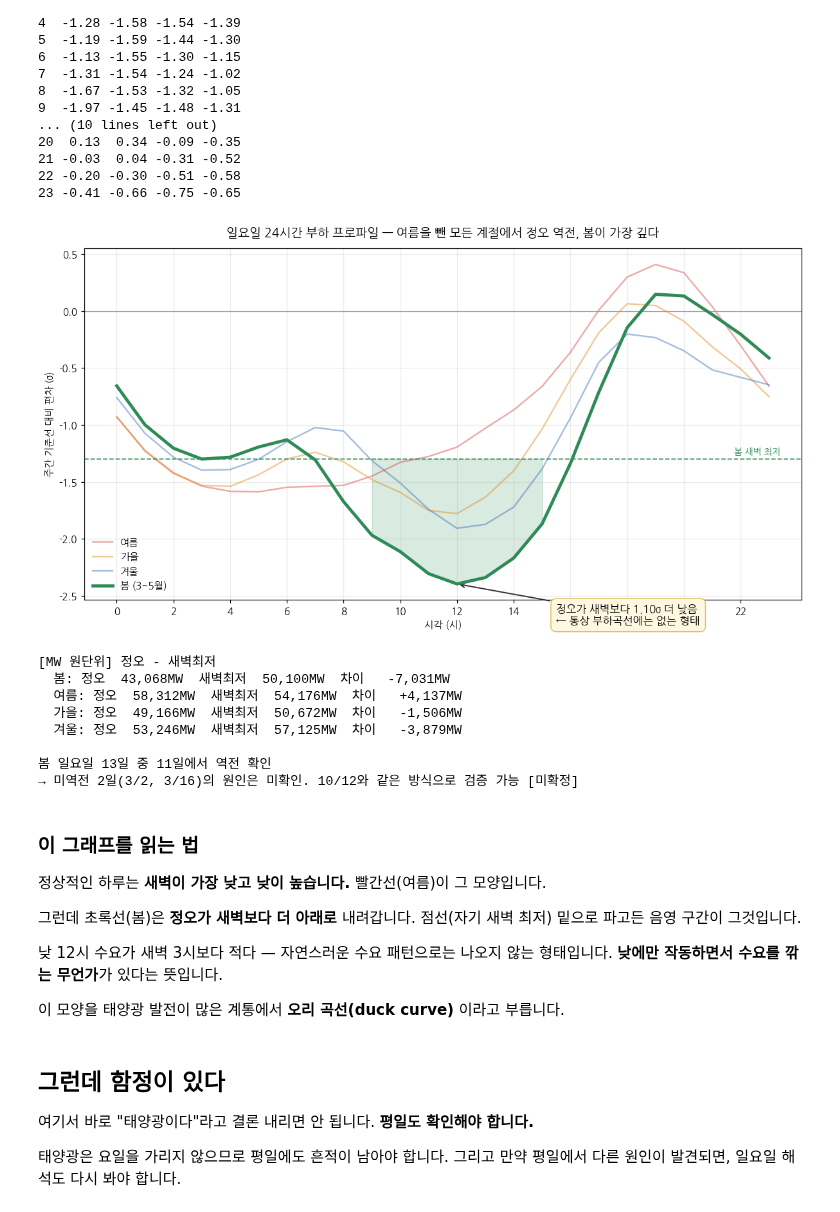
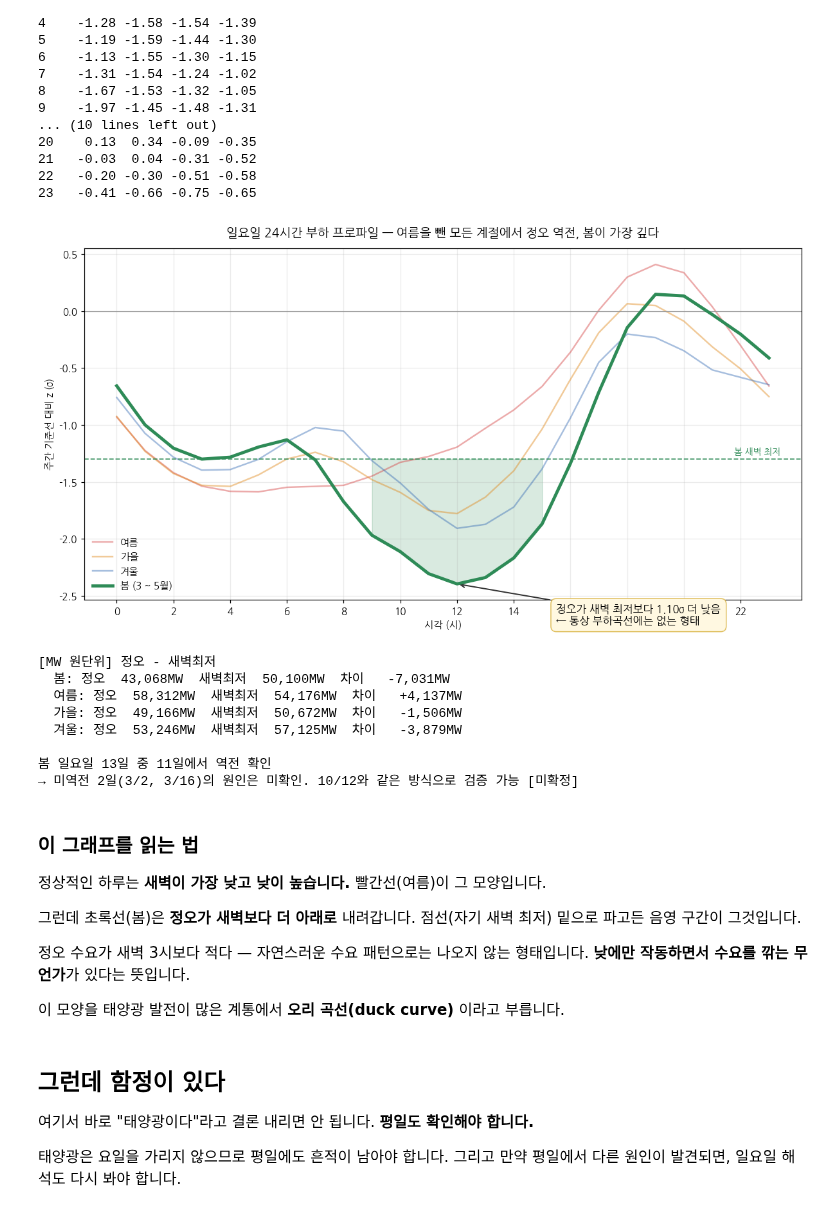
Before and after one commit to WooJun-Noh/power-demand-anomaly-detection, a Jupyter notebook: 전력이상탐지_학습용.ipynb, the cells around one changed output. Cells and saved outputs as stored; diff of their text form; code cells hidden in the pictures.

```diff
--- a/전력이상탐지_학습용.ipynb
+++ b/전력이상탐지_학습용.ipynb
@@ -532,42 +581,42 @@ print(일_프.round(2).to_string())
 fig, ax = plt.subplots(figsize=(11,6))
 for 계 in ['여름','가을','겨울']:                      # 비교군은 흐리게
     ax.plot(일_프.index, 일_프[계], color=색[계], lw=1.6, alpha=0.45, label=계)
-ax.plot(일_프.index, 일_프['봄'], color=색['봄'], lw=3.2, label='봄 (3~5월)', zorder=5)
+ax.plot(일_프.index, 일_프['봄'], color=색['봄'], lw=3.2, label='봄 (3 ~ 5월)', zorder=5)
 
 봄새벽 = 일_프['봄'].loc[0:6].min()   # 봄 곡선의 새벽 최저점
 봄정오 = 일_프['봄'].loc[12]
 ax.axhline(봄새벽, color=색['봄'], ls='--', lw=1.2, alpha=0.8)
 ax.text(23.4, 봄새벽+0.04, '봄 새벽 최저', ha='right', fontsize=9, color=색['봄'])
 
 구간 = 일_프.index[(일_프.index>=9)&(일_프.index<=15)]
 ax.fill_between(구간, 일_프['봄'].loc[구간], 봄새벽,
                 where=일_프['봄'].loc[구간] < 봄새벽, color=색['봄'], alpha=0.18)
 
-ax.annotate(f'정오가 새벽보다 {봄새벽-봄정오:.2f}σ 더 낮음\n← 통상 부하곡선에는 없는 형태',
+ax.annotate(f'정오가 새벽 최저보다 {봄새벽-봄정오:.2f}σ 더 낮음\n← 통상 부하곡선에는 없는 형태',
             xy=(12, 봄정오), xytext=(15.5, -2.75),
             arrowprops=dict(arrowstyle='->', color='#333', lw=1.3), fontsize=11,
             bbox=dict(boxstyle='round,pad=0.5', fc='#FFF8E1', ec='#E0C060'))
 
 ax.axhline(0, color='#999', lw=0.8); ax.set_xticks(range(0,24,2))
-ax.set_xlabel('시각 (시)'); ax.set_ylabel('주간 기준선 대비 편차 (σ)')
+ax.set_xlabel('시각 (시)'); ax.set_ylabel('주간 기준선 대비 z (σ)')
 ax.set_title('일요일 24시간 부하 프로파일 — 여름을 뺀 모든 계절에서 정오 역전, 봄이 가장 깊다', fontsize=12.5, pad=12)
 ax.legend(loc='lower left', frameon=False); ax.grid(alpha=0.25)
 plt.tight_layout(); plt.show()
 # MW 원단위로도 역전이 성립하는지 확인 — σ는 정규화된 값이라 반문이 가능하다
 _계절들 = ['봄','여름','가을','겨울']   # 계절들 변수는 뒤 셀에서 정의되므로 여기선 따로 둔다
 _p = 일요일.pivot_table(index='시', columns='계절', values='사용량', aggfunc='mean')[_계절들]
 print('[MW 원단위] 정오 - 새벽최저')
 for c in _계절들:
     _새벽 = _p[c].loc[0:6].min(); _정오 = _p[c].loc[12]
     print(f'  {c}: 정오 {_정오:>7,.0f}MW  새벽최저 {_새벽:>7,.0f}MW  차이 {_정오-_새벽:>+8,.0f}MW')
 
 _봄 = 일요일[일요일['계절']=='봄']
 _역전일 = sum(g[g['시']==12]['사용량'].iloc[0] < g[g['시']<=6]['사용량'].min()
              for _, g in _봄.groupby('날짜'))
 print(f'\n봄 일요일 {_봄["날짜"].nunique()}일 중 {_역전일}일에서 역전 확인')
 print('→ 미역전 2일(3/2, 3/16)의 원인은 미확인. 10/12와 같은 방식으로 검증 가능 [미확정]')
 # %% [output]
-[figure, old version]
+[figure, new version]
 [MW 원단위] 정오 - 새벽최저
   봄: 정오  43,068MW  새벽최저  50,100MW  차이   -7,031MW
   여름: 정오  58,312MW  새벽최저  54,176MW  차이   +4,137MW
@@ -583,7 +632,7 @@ print('→ 미역전 2일(3/2, 3/16)의 원인은 미확인. 10/12와 같은 방
 
 그런데 초록선(봄)은 **정오가 새벽보다 더 아래로** 내려갑니다. 점선(자기 새벽 최저) 밑으로 파고든 음영 구간이 그것입니다.
 
-낮 12시 수요가 새벽 3시보다 적다 — 자연스러운 수요 패턴으로는 나오지 않는 형태입니다. **낮에만 작동하면서 수요를 깎는 무언가**가 있다는 뜻입니다.
+정오 수요가 새벽 3시보다 적다 — 자연스러운 수요 패턴으로는 나오지 않는 형태입니다. **낮에만 작동하면서 수요를 깎는 무언가**가 있다는 뜻입니다.
 
 이 모양을 태양광 발전이 많은 계통에서 **오리 곡선(duck curve)** 이라고 부릅니다.
 # %% [markdown]
```
Also changed, not shown: parts of 25 cells of this notebook, 4 other files.
